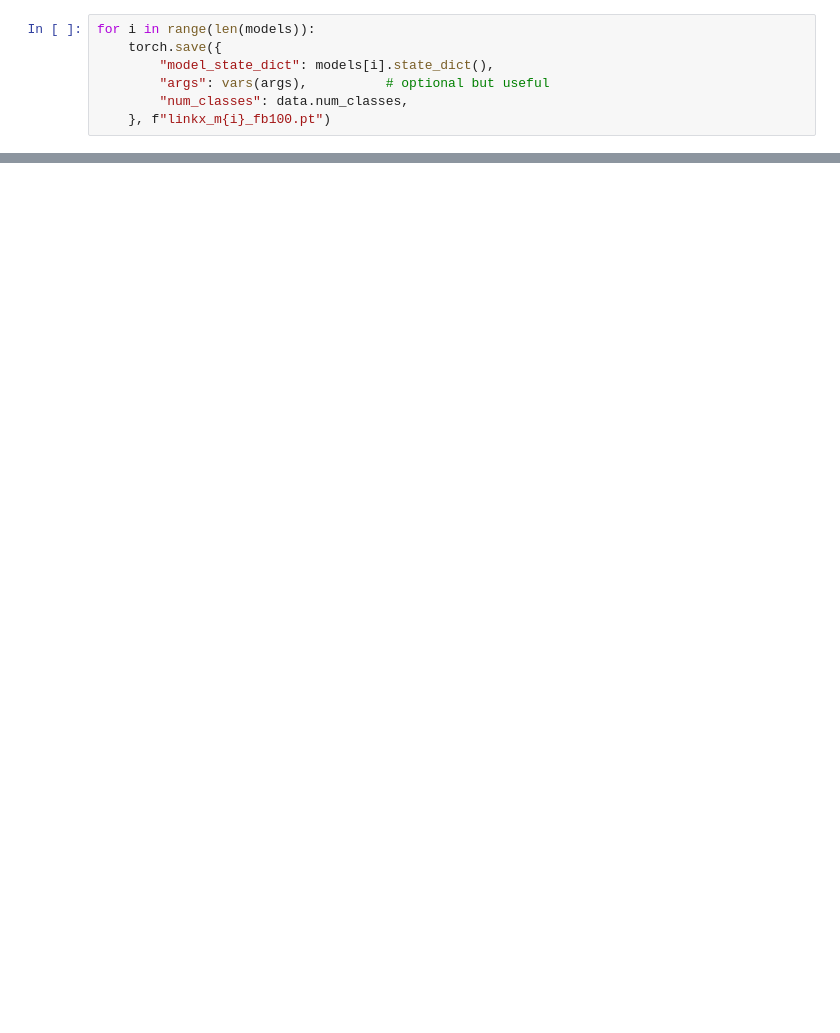
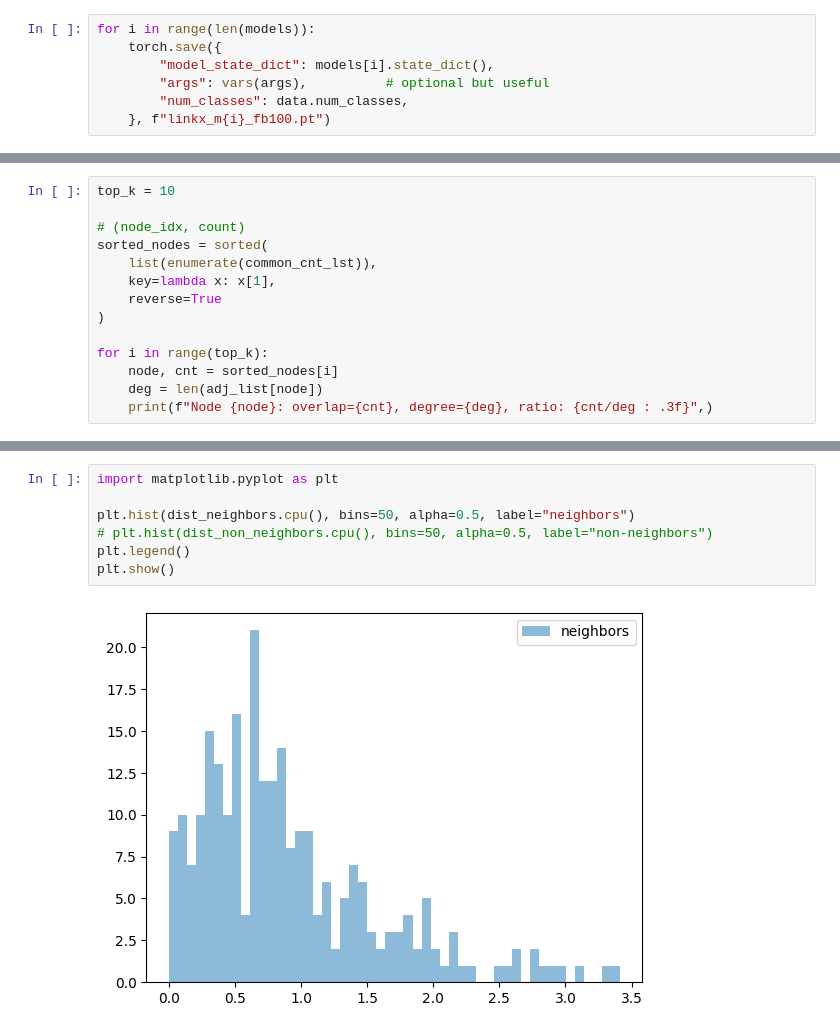
Before and after one commit to AshutoshKumar1007/GNN-Message-Passing-Survey, a Jupyter notebook: HeterophilicGNN/LINKX/Analysis.ipynb, the cells around one changed output, grey strips where cells are left out. Saved outputs shown, nothing was run; the diff lists cells and outputs as text; blank space fills up the shorter version.

```diff
--- a/HeterophilicGNN/LINKX/Analysis.ipynb
+++ b/HeterophilicGNN/LINKX/Analysis.ipynb
@@ -301,0 +379,14 @@ OutOfMemoryError: CUDA out of memory. Tried to allocate 6.43 GiB. GPU 0 has a to
+# %%
+top_k = 10
+
+# (node_idx, count)
+sorted_nodes = sorted(
+    list(enumerate(common_cnt_lst)),
+    key=lambda x: x[1],
+    reverse=True
+)
+
+for i in range(top_k):
+    node, cnt = sorted_nodes[i]
+    deg = len(adj_list[node])
+    print(f"Node {node}: overlap={cnt}, degree={deg}, ratio: {cnt/deg : .3f}",)
@@ -301,0 +480,9 @@ OutOfMemoryError: CUDA out of memory. Tried to allocate 6.43 GiB. GPU 0 has a to
+# %%
+import matplotlib.pyplot as plt
+
+plt.hist(dist_neighbors.cpu(), bins=50, alpha=0.5, label="neighbors")
+# plt.hist(dist_non_neighbors.cpu(), bins=50, alpha=0.5, label="non-neighbors")
+plt.legend()
+plt.show()
+# %% [output]
+[figure, added]
```
Also changed, not shown: parts of 22 cells of this notebook.
